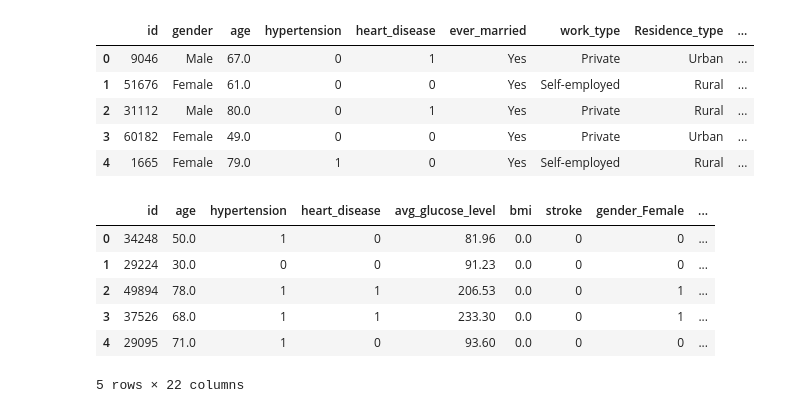
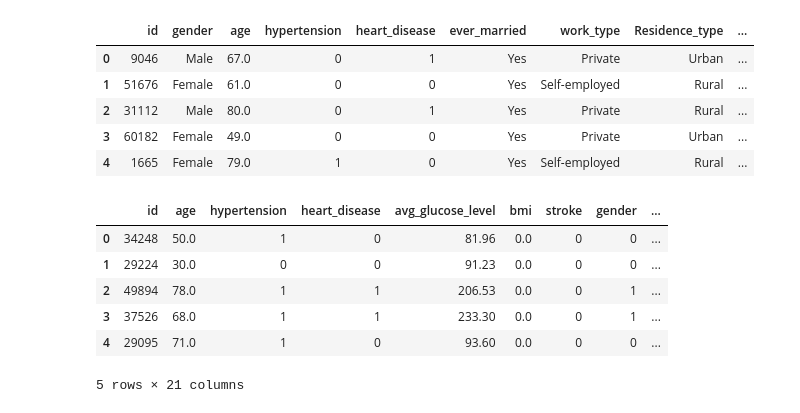
Before and after one commit to P-ASilva/stroke-classifier-evaluation, a Jupyter notebook: demo.ipynb, the cells around one changed output. Cells and saved outputs as stored; diff of their text form; code cells hidden in the pictures.

```diff
--- a/demo.ipynb
+++ b/demo.ipynb
@@ -26,27 +26,28 @@ dfo.head()
 # %%
 # preparing dataset.
 
 dfo = pd.read_csv('healthcare-dataset-stroke-data.csv')
 dfo = dfo.fillna(0)
 
 dfo = dfo.sort_values(by=['bmi'], ascending=True) # what happened here..?
 dfo = dfo.reset_index(drop = True)
 
 # ---------------------------------------- #
 
 df = pd.get_dummies(dfo) # converte dados não numéricos.
-df = df.drop(columns=['gender_Other'])
+df = df.drop(columns=['gender_Other', 'gender_Male'])
+df.rename(columns={"gender_Female": "gender"}, inplace = True)
 
 # ---------------------------------------- #
 df.head()
 # %% [output]
-|  | id | age | hypertension | heart_disease | avg_glucose_level | bmi | stroke | gender_Female | ... |
+|  | id | age | hypertension | heart_disease | avg_glucose_level | bmi | stroke | gender | ... |
 | 0 | 34248 | 50.0 | 1 | 0 | 81.96 | 0.0 | 0 | 0 | ... |
 | 1 | 29224 | 30.0 | 0 | 0 | 91.23 | 0.0 | 0 | 0 | ... |
 | 2 | 49894 | 78.0 | 1 | 1 | 206.53 | 0.0 | 0 | 1 | ... |
 | 3 | 37526 | 68.0 | 1 | 1 | 233.30 | 0.0 | 0 | 1 | ... |
 | 4 | 29095 | 71.0 | 1 | 0 | 93.60 | 0.0 | 0 | 0 | ... |
-5 rows × 22 columns
+5 rows × 21 columns
 # %%
 dfa = df.drop(columns=['stroke','id'])
 # dfa = dfa.drop(columns=['work_type_Never_worked','work_type_Private','work_type_Self-employed','work_type_children'])
```
Also changed, not shown: parts of 4 cells of this notebook.
